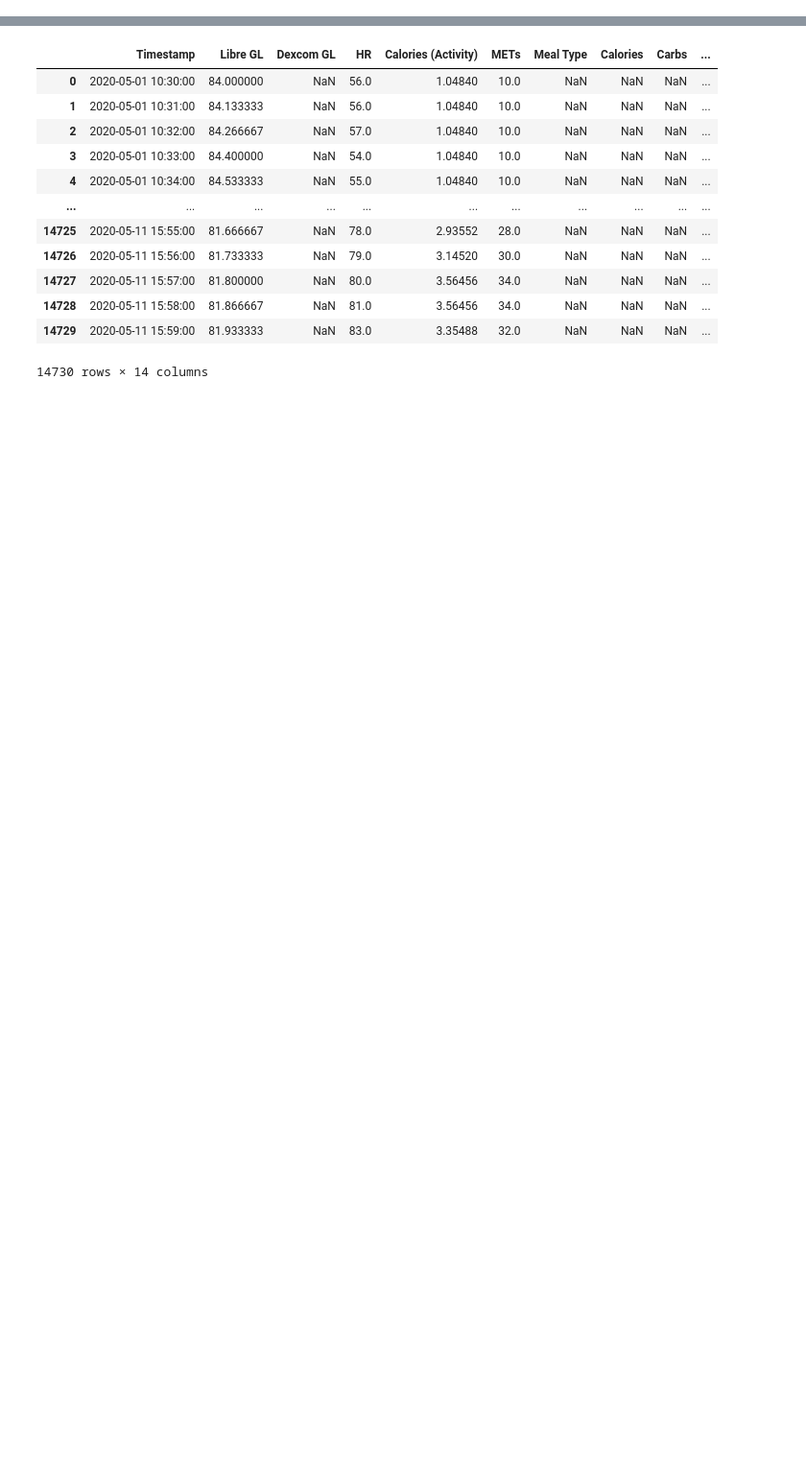
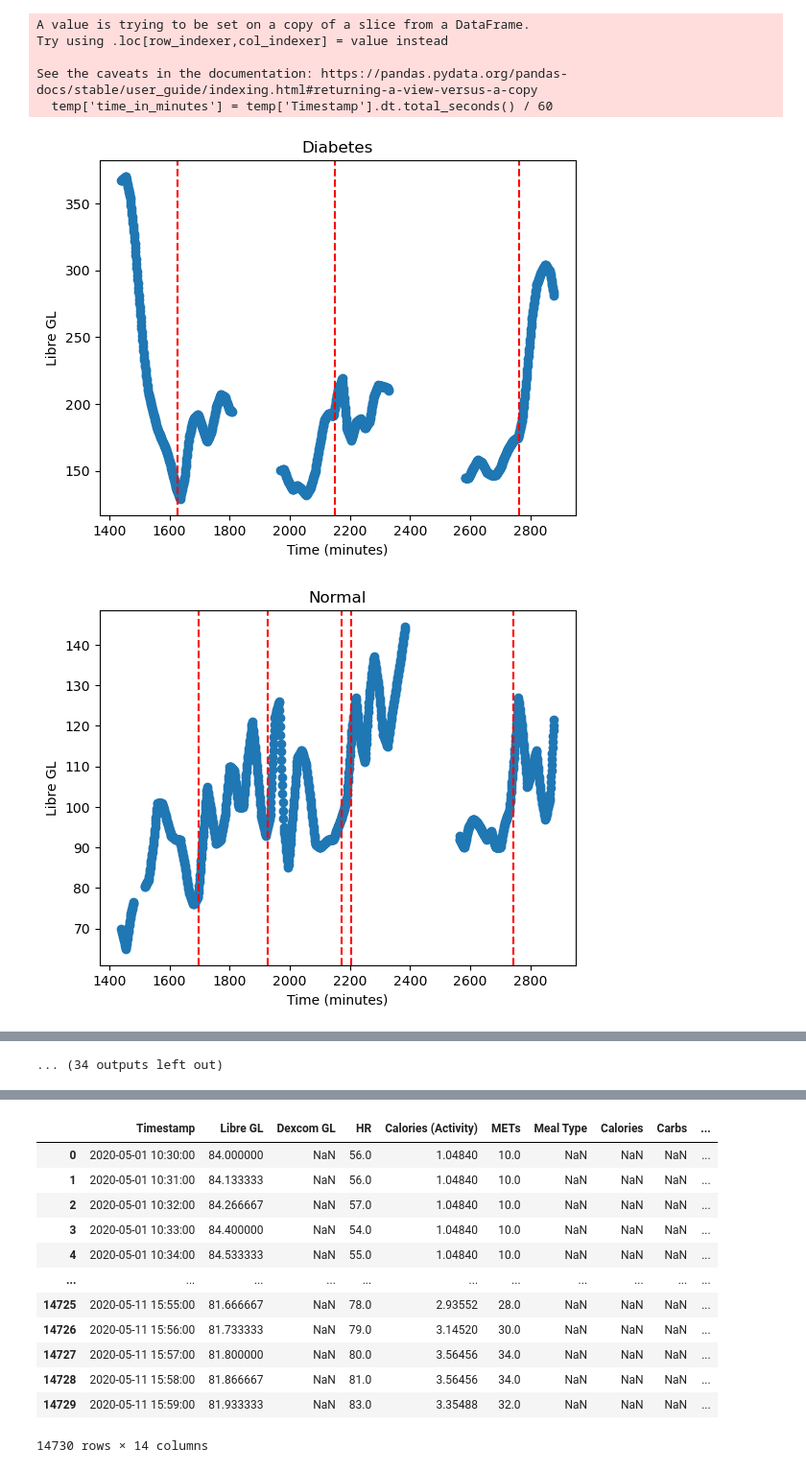
Before and after one commit to g7xu/Secret-Life-Of-BloodGlucose, a Jupyter notebook: eda/jasonEDA.ipynb, the cells around one changed output, grey strips where cells are left out. Shown at 96% size. Cells and saved outputs as stored; diff of their text form; code cells hidden in the pictures; blank space fills up the shorter version.

Commit message:
Jason's EDA
Update Data Cleaning file
More EDA

```diff
--- a/eda/jasonEDA.ipynb
+++ b/eda/jasonEDA.ipynb
@@ -3,0 +5,2 @@ import numpy as np
+# %%
+bio_data = pd.read_csv('../cleaned_data/bio.csv')
@@ -3,0 +11,20 @@ import numpy as np
+# %%
+import os
+import re
+# I want to concat all the CGMacros-data together with an extra column for the participant's PID
+
+
+dfs = []
+# loop over the files in the cleaned_data folder
+for file in os.listdir('../cleaned_data'):
+    if file.endswith('.csv') and file != 'bio.csv' and file != 'gut_health.csv' and file != 'all_data.csv':
+        data = pd.read_csv(f'../cleaned_data/{file}')
+        # find PID from the file name
+
+        pid = int(re.sub(r'\D', '', file))
+        # add the PID to the data
+        data['PID'] = pid
+        dfs.append(data)
+
+# concat all the dataframes together
+all_data = pd.concat(dfs)
@@ -3,0 +109,30 @@ import numpy as np
+# %%
+for PID in filtered_data.PID.unique():
+
+    temp = filtered_data[(filtered_data['PID'] == PID) & (filtered_data['Timestamp'].dt.days == 1)]
+    temp['time_in_minutes'] = temp['Timestamp'].dt.total_seconds() / 60
+
+    # making a scatter plot
+    plt.scatter(temp['time_in_minutes'], temp['Libre GL'])
+
+    vertical_lines = temp[temp['Meal Type'].notnull()]['time_in_minutes']
+    for vertical_line in vertical_lines:
+        plt.axvline(x=vertical_line, color='r', linestyle='--')
+
+    if PID in normal_group:
+        plt.title('Normal')
+    elif PID in pre_diabetes_group:
+        plt.title('Pre-diabetes')
+    else:
+        plt.title('Diabetes')
+    plt.xlabel('Time (minutes)')
+    plt.ylabel('Libre GL')
+    plt.show()
+# %% [output]
+A value is trying to be set on a copy of a slice from a DataFrame.
+Try using .loc[row_indexer,col_indexer] = value instead
+
+See the caveats in the documentation: https://pandas.pydata.org/pandas-docs/stable/user_guide/indexing.html#returning-a-view-versus-a-copy
+  temp['time_in_minutes'] = temp['Timestamp'].dt.total_seconds() / 60
+[figure, added]
+[figure, added]
@@ -3,0 +148 @@ import numpy as np
+... (34 outputs left out)
```
Also changed, not shown: parts of 36 cells of this notebook, 1 other file.
